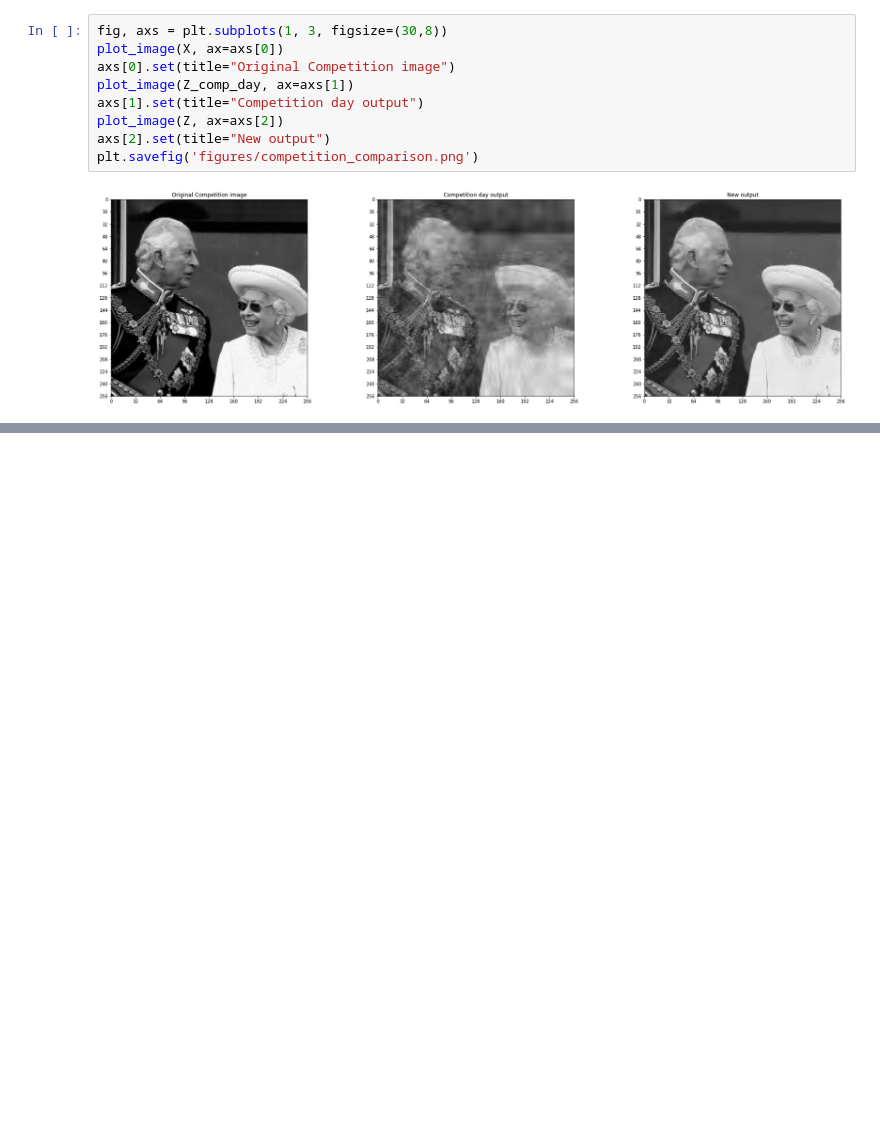
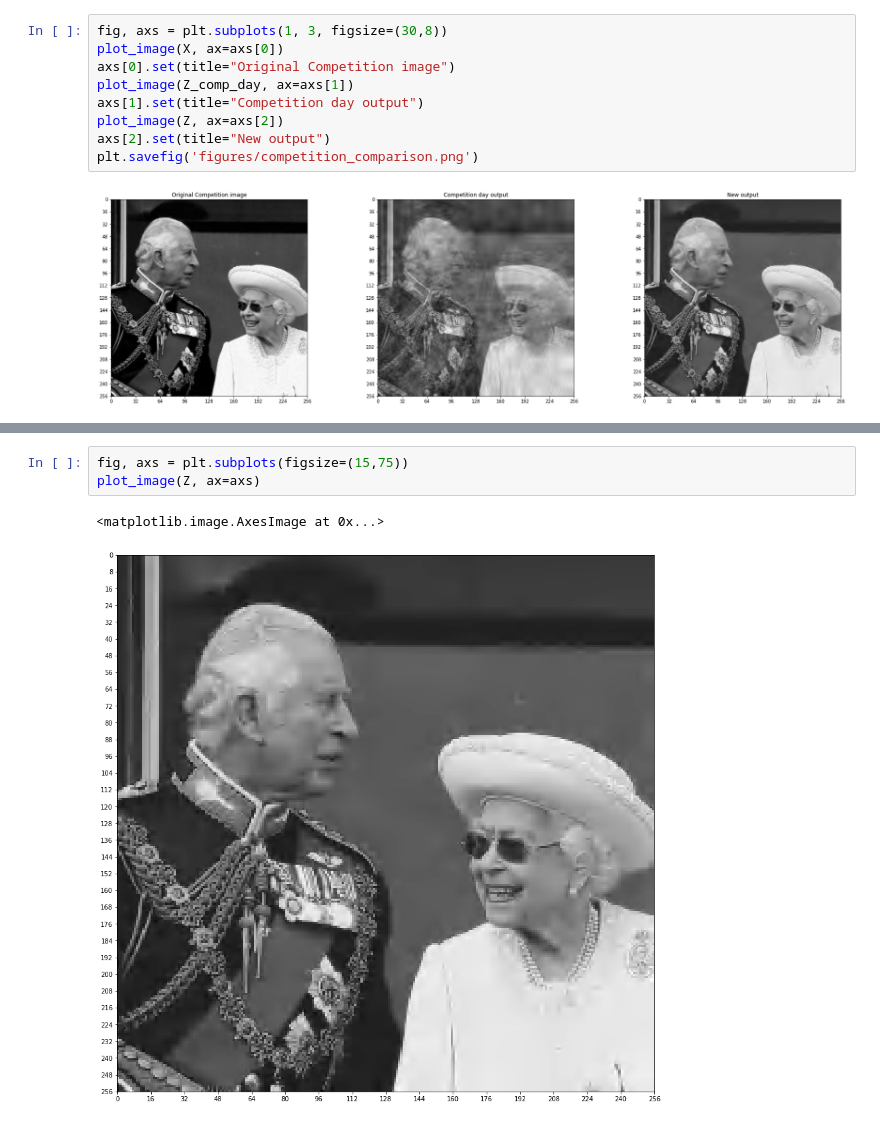
Before and after one commit to yichenhock/cued_sf2_lab, a Jupyter notebook: 14-competition-replacement.ipynb, the cells around one changed output, grey strips where cells are left out. Saved outputs shown, nothing was run; the diff lists cells and outputs as text; blank space fills up the shorter version.

```diff
--- a/14-competition-replacement.ipynb
+++ b/14-competition-replacement.ipynb
@@ -57,0 +70,6 @@ plt.savefig('figures/competition_comparison.png')
+# %%
+fig, axs = plt.subplots(figsize=(15,75))
+plot_image(Z, ax=axs)
+# %% [output]
+<matplotlib.image.AxesImage at 0x...>
+[figure, added]
```
Also changed, not shown: parts of 2 cells of this notebook.
